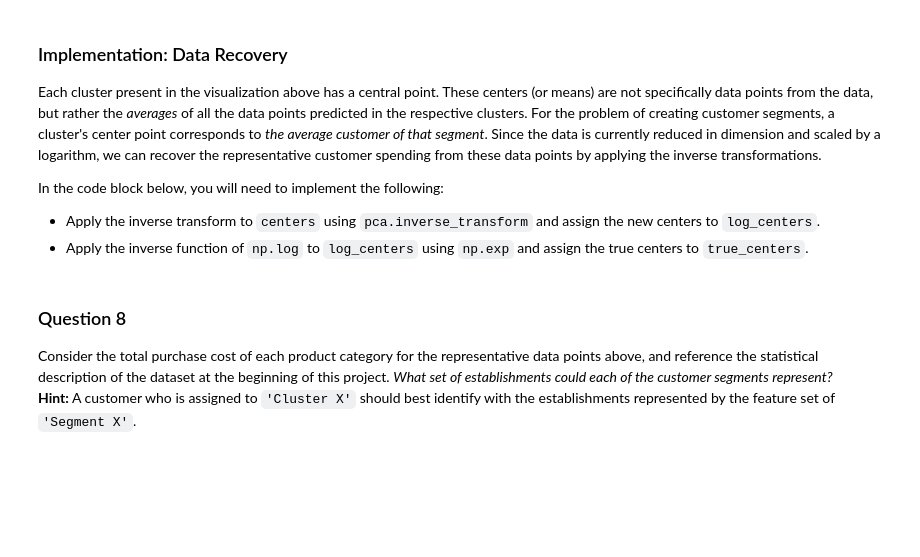
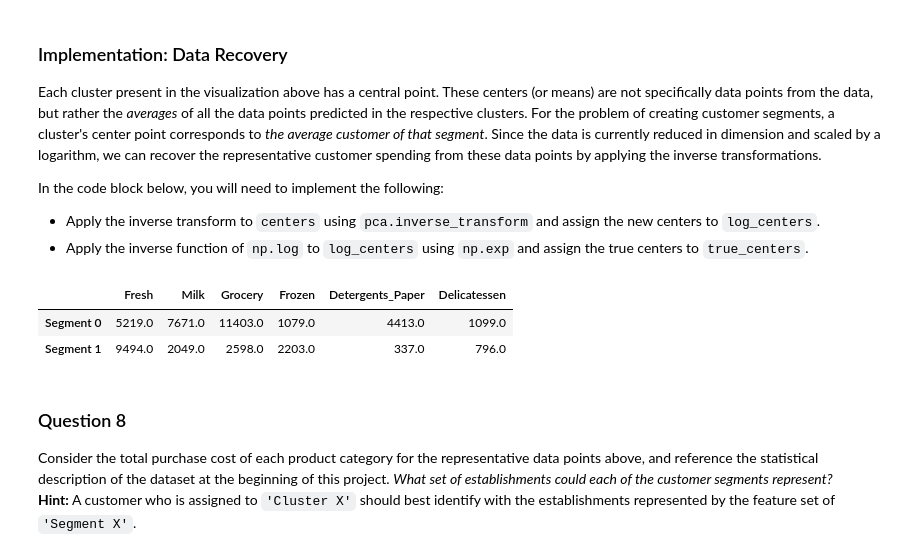
Before and after one commit to ashu2012/udacity-mlnd, a Jupyter notebook: projects/customer_segments/customer_segments.ipynb, the cells around one changed output. Cells and saved outputs as stored; diff of their text form; code cells hidden in the pictures; blank space fills up the shorter version.

Commit message:
customer segments

```diff
--- a/projects/customer_segments/customer_segments.ipynb
+++ b/projects/customer_segments/customer_segments.ipynb
@@ -296,13 +423,13 @@ In the code block below, you will need to implement the following:
  - Apply a PCA transformation of `log_samples` using `pca.transform`, and assign the results to `pca_samples`.
 # %%
 # TODO: Apply PCA by fitting the good data with only two dimensions
-pca = None
+pca = PCA(n_components=2).fit(good_data)
 
 # TODO: Transform the good data using the PCA fit above
-reduced_data = None
+reduced_data = pca.transform(good_data)
 
 # TODO: Transform log_samples using the PCA fit above
-pca_samples = None
+pca_samples = pca.transform(log_samples)
 
 # Create a DataFrame for the reduced data
 reduced_data = pd.DataFrame(reduced_data, columns = ['Dimension 1', 'Dimension 2'])
@@ -346,18 +484,3 @@ In the code block below, you will need to implement the following:
  - Predict the cluster for each sample data point in `pca_samples` and assign them `sample_preds`.
  - Import `sklearn.metrics.silhouette_score` and calculate the silhouette score of `reduced_data` against `preds`.
    - Assign the silhouette score to `score` and print the result.
-# %%
-# TODO: Apply your clustering algorithm of choice to the reduced data
-clusterer = None
-
-# TODO: Predict the cluster for each data point
-preds = None
-
-# TODO: Find the cluster centers
-centers = None
-
-# TODO: Predict the cluster for each transformed sample data point
-sample_preds = None
-
-# TODO: Calculate the mean silhouette coefficient for the number of clusters chosen
-score = None
@@ -363,0 +603,14 @@ score = None
+# %%
+from sklearn import mixture
+#import sklearn.metrics.silhouette_score
+
+# TODO: Apply your clustering algorithm of choice to the reduced data
+n_clusters = 2
+clusterer = mixture.GaussianMixture(n_components=2, covariance_type='full')
+clusterer.fit(reduced_data)
+print (clusterer.means_)
+centers=clusterer.means_
+colors = ['r' if i==0 else 'g' for i in clusterer.predict(reduced_data)]
+preds=clusterer.predict(reduced_data)
+sample_preds=clusterer.predict(pca_samples)
+#print(reduced_data.values)
@@ -381,16 +646,20 @@ In the code block below, you will need to implement the following:
  - Apply the inverse function of `np.log` to `log_centers` using `np.exp` and assign the true centers to `true_centers`.
 # %%
 # TODO: Inverse transform the centers
-log_centers = None
+log_centers = pca.inverse_transform(centers)
 
 # TODO: Exponentiate the centers
-true_centers = None
+true_centers = np.exp(log_centers)
 
 # Display the true centers
 segments = ['Segment {}'.format(i) for i in range(0,len(centers))]
 true_centers = pd.DataFrame(np.round(true_centers), columns = data.keys())
 true_centers.index = segments
 display(true_centers)
+# %% [output]
+|  | Fresh | Milk | Grocery | Frozen | Detergents_Paper | Delicatessen |
+| Segment 0 | 5219.0 | 7671.0 | 11403.0 | 1079.0 | 4413.0 | 1099.0 |
+| Segment 1 | 9494.0 | 2049.0 | 2598.0 | 2203.0 | 337.0 | 796.0 |
 # %% [markdown]
 ### Question 8
 Consider the total purchase cost of each product category for the representative data points above, and reference the statistical description of the dataset at the beginning of this project. *What set of establishments could each of the customer segments represent?*
```
Also changed, not shown: parts of 29 cells of this notebook.
